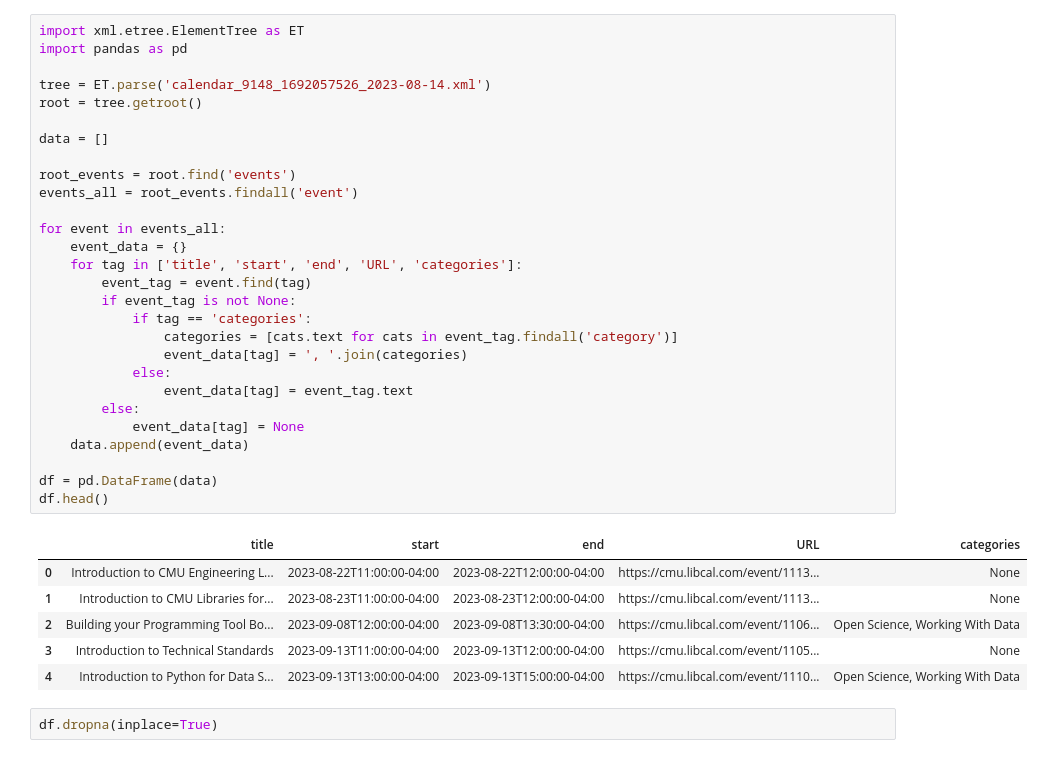
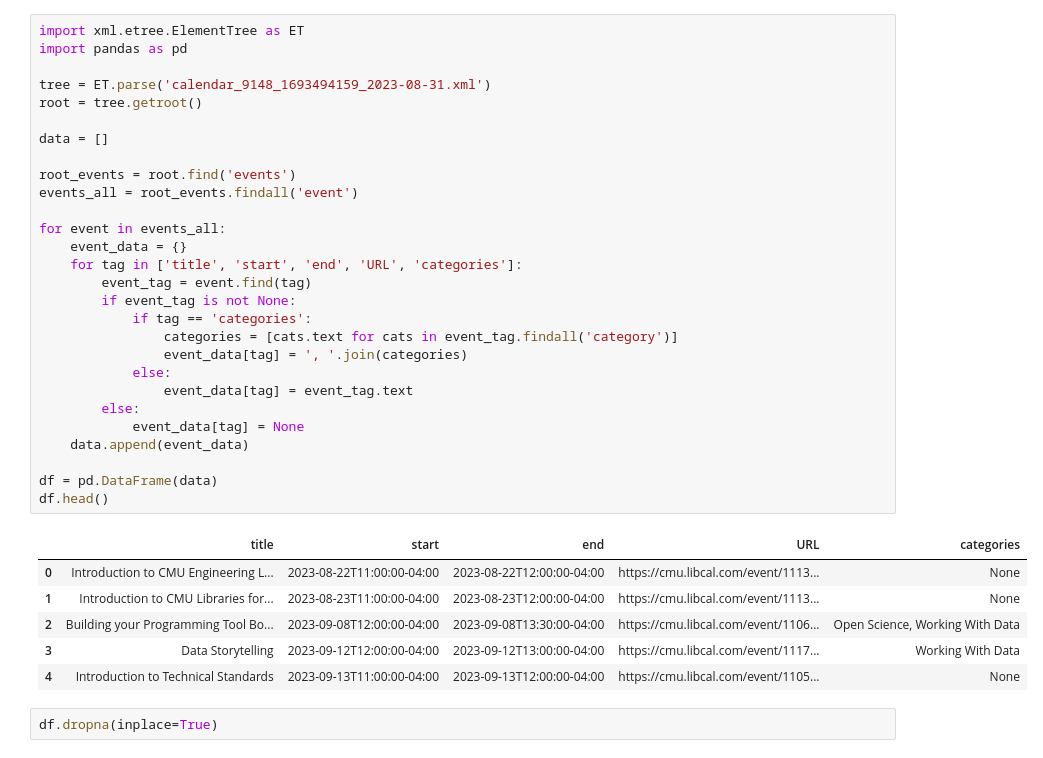
Before and after one commit to cmu-lib/portfolio_workshop, a Jupyter notebook: libcal_xml.ipynb, the cells around one changed output. Cells and saved outputs as stored; diff of their text form.

Commit message:
rerun libcal_xml.ipynb and update pages

```diff
--- a/libcal_xml.ipynb
+++ b/libcal_xml.ipynb
@@ -2,37 +2,37 @@
 import xml.etree.ElementTree as ET
 import pandas as pd
 
-tree = ET.parse('calendar_9148_1692057526_2023-08-14.xml')
+tree = ET.parse('calendar_9148_1693494159_2023-08-31.xml')
 root = tree.getroot()
 
 data = []
 
 root_events = root.find('events')
 events_all = root_events.findall('event')
 
 for event in events_all:
     event_data = {}
     for tag in ['title', 'start', 'end', 'URL', 'categories']:
         event_tag = event.find(tag)
         if event_tag is not None:
             if tag == 'categories':
                 categories = [cats.text for cats in event_tag.findall('category')]
                 event_data[tag] = ', '.join(categories)
             else:
                 event_data[tag] = event_tag.text
         else:
             event_data[tag] = None
     data.append(event_data)
 
 df = pd.DataFrame(data)
 df.head()
 # %% [output]
 |  | title | start | end | URL | categories |
 | 0 | Introduction to CMU Engineering L... | 2023-08-22T11:00:00-04:00 | 2023-08-22T12:00:00-04:00 | https://cmu.libcal.com/event/1113... | None |
 | 1 | Introduction to CMU Libraries for... | 2023-08-23T11:00:00-04:00 | 2023-08-23T12:00:00-04:00 | https://cmu.libcal.com/event/1113... | None |
 | 2 | Building your Programming Tool Bo... | 2023-09-08T12:00:00-04:00 | 2023-09-08T13:30:00-04:00 | https://cmu.libcal.com/event/1106... | Open Science, Working With Data |
-| 3 | Introduction to Technical Standards | 2023-09-13T11:00:00-04:00 | 2023-09-13T12:00:00-04:00 | https://cmu.libcal.com/event/1105... | None |
-| 4 | Introduction to Python for Data S... | 2023-09-13T13:00:00-04:00 | 2023-09-13T15:00:00-04:00 | https://cmu.libcal.com/event/1110... | Open Science, Working With Data |
+| 3 | Data Storytelling | 2023-09-12T12:00:00-04:00 | 2023-09-12T13:00:00-04:00 | https://cmu.libcal.com/event/1117... | Working With Data |
+| 4 | Introduction to Technical Standards | 2023-09-13T11:00:00-04:00 | 2023-09-13T12:00:00-04:00 | https://cmu.libcal.com/event/1105... | None |
 # %%
 df.dropna(inplace=True)
 # %%
```
Also changed, not shown: parts of 7 cells of this notebook, 4 other files.
